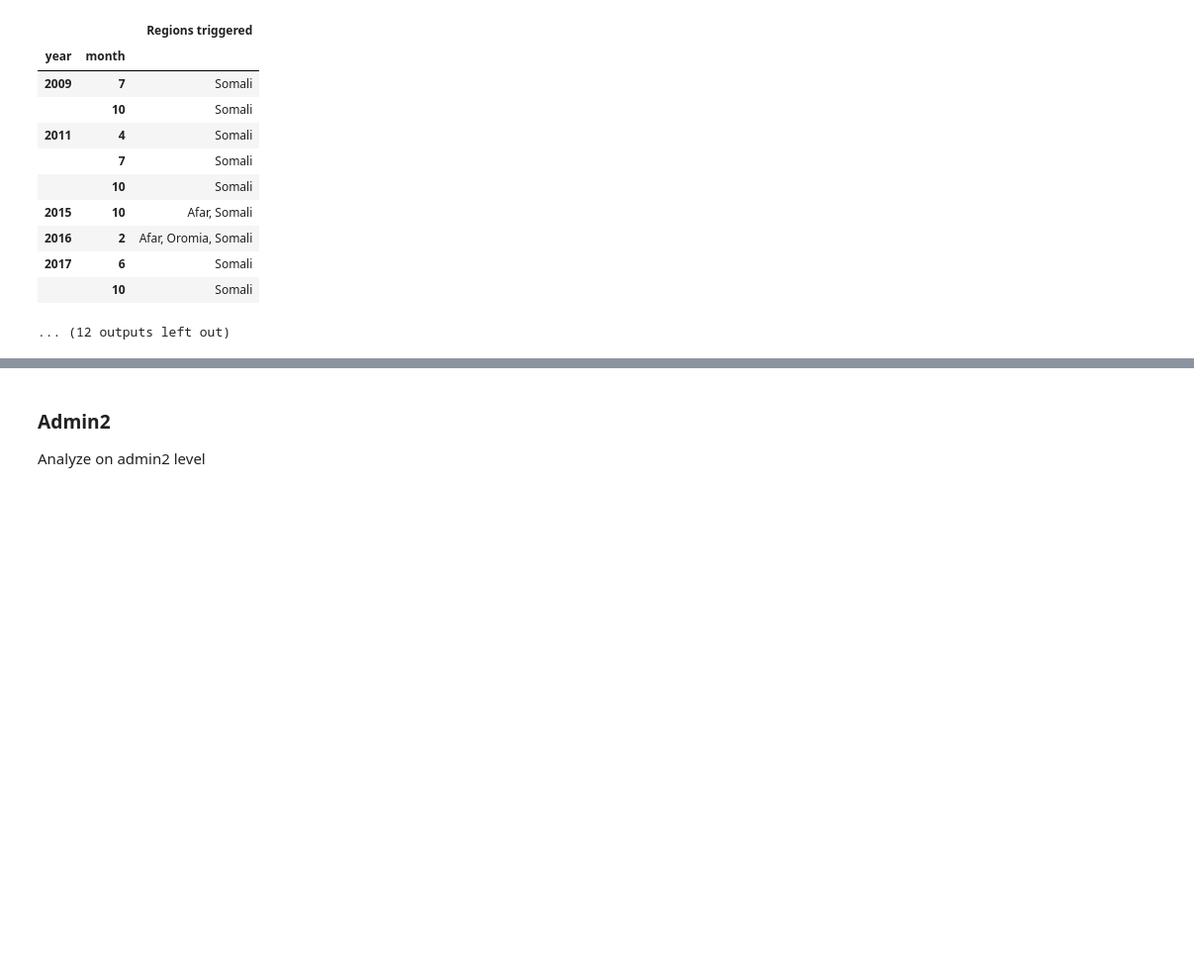
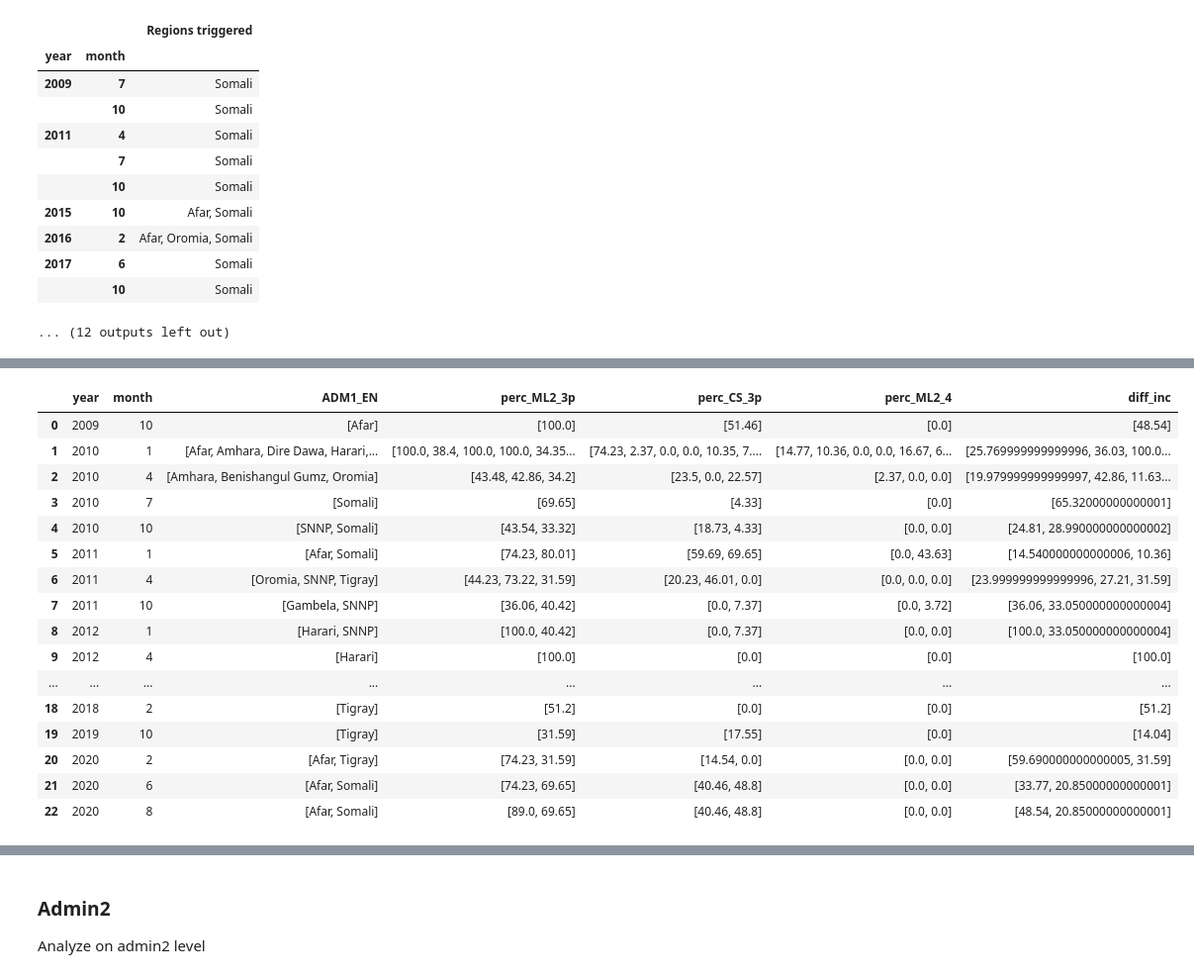
Before and after one commit to OCHA-DAP/pa-aa-food-insecurity, a Jupyter notebook: ethiopia/ThresholdAnalysis.ipynb, the cells around one changed output, grey strips where cells are left out. Shown at 99% size. Drawn from its saved outputs; the diff is of its cells as text; code cells hidden in the pictures; blank space fills up the shorter version.

```diff
--- a/ethiopia/ThresholdAnalysis.ipynb
+++ b/ethiopia/ThresholdAnalysis.ipynb
@@ -98,13 +91,13 @@ df_ipc["trigger_ML1_3_30"]=df_ipc.apply(lambda x: get_trigger(x,"ML1",3,30),axis
 df_ipc["trigger_ML1_3_5ir"]=df_ipc.apply(lambda x: get_trigger_increase_rel(x,3,5),axis=1)
 df_ipc["trigger_ML1_3_40ir"]=df_ipc.apply(lambda x: get_trigger_increase_rel(x,3,40),axis=1)
 df_ipc["trigger_ML1_3_70ir"]=df_ipc.apply(lambda x: get_trigger_increase_rel(x,3,70),axis=1)
-df_ipc["trigger_ML1_3_5i"]=df_ipc.apply(lambda x: get_trigger_increase(x,3,5),axis=1)
-df_ipc["trigger_ML1_3_10i"]=df_ipc.apply(lambda x: get_trigger_increase(x,3,10),axis=1)
-df_ipc["trigger_ML1_3_20i"]=df_ipc.apply(lambda x: get_trigger_increase(x,3,20),axis=1)
-df_ipc["trigger_ML1_3_30i"]=df_ipc.apply(lambda x: get_trigger_increase(x,3,30),axis=1)
-df_ipc["trigger_ML1_3_40i"]=df_ipc.apply(lambda x: get_trigger_increase(x,3,40),axis=1)
-df_ipc["trigger_ML1_3_50i"]=df_ipc.apply(lambda x: get_trigger_increase(x,3,50),axis=1)
-df_ipc["trigger_ML1_3_70i"]=df_ipc.apply(lambda x: get_trigger_increase(x,3,70),axis=1)
+df_ipc["trigger_ML1_3_5i"]=df_ipc.apply(lambda x: get_trigger_increase(x,"ML1",3,5),axis=1)
+df_ipc["trigger_ML1_3_10i"]=df_ipc.apply(lambda x: get_trigger_increase(x,"ML1",3,10),axis=1)
+df_ipc["trigger_ML1_3_20i"]=df_ipc.apply(lambda x: get_trigger_increase(x,"ML1",3,20),axis=1)
+df_ipc["trigger_ML1_3_30i"]=df_ipc.apply(lambda x: get_trigger_increase(x,"ML1",3,30),axis=1)
+df_ipc["trigger_ML1_3_40i"]=df_ipc.apply(lambda x: get_trigger_increase(x,"ML1",3,40),axis=1)
+df_ipc["trigger_ML1_3_50i"]=df_ipc.apply(lambda x: get_trigger_increase(x,"ML1",3,50),axis=1)
+df_ipc["trigger_ML1_3_70i"]=df_ipc.apply(lambda x: get_trigger_increase(x,"ML1",3,70),axis=1)
 # %%
 #initialize dict with all the analyses
 dict_an={}
@@ -425,0 +421,12 @@ Analysis 5: FewsNet, IPC4+ at 10% (current situation)
+# %%
+#get yes/no for different thresholds
+
+df_ipc["trigger_ML2_4_20"]=df_ipc.apply(lambda x: get_trigger(x,"ML2",4,20),axis=1)
+df_ipc["trigger_ML2_3_30"]=df_ipc.apply(lambda x: get_trigger(x,"ML2",3,30),axis=1)
+df_ipc["trigger_ML2_3_5i"]=df_ipc.apply(lambda x: get_trigger_increase(x,"ML2",3,5),axis=1)
+# %%
+dict_anmlt={}
+# %%
+df_ant1=df_ipc.loc[(df_ipc['trigger_ML2_4_20']==1)]
+display(df_ant1.groupby(["year","month"],as_index=False)["ADM1_EN",'perc_ML2_4'].agg(lambda x: list(x)))
+dict_anmlt["ant1"]={"df":df_ant1,"trig_cols":["ML2_4"],"desc":"20% of population projected in ML2 in IPC4"}
@@ -425,0 +443,23 @@ Analysis 5: FewsNet, IPC4+ at 10% (current situation)
+# %%
+df_ant2=df_ipc.loc[(df_ipc["trigger_ML2_3_30"]==1)&(df_ipc["trigger_ML2_3_5i"]==1)]
+df_ant2["diff_inc"]=df_ant2["perc_ML2_3p"]-df_ant2["perc_CS_3p"]
+display(df_ant2.groupby(["year","month"],as_index=False)["ADM1_EN",'perc_ML2_3p','perc_CS_3p','perc_ML2_4',"diff_inc"].agg(lambda x: list(x)))
+dict_anmlt["ant2"]={"df":df_ant2,"trig_cols":["ML2_3","ML2_4"],"desc":"30% in ML2 in IPC3+ AND 5% increase in IPC3+ in ML2 compared to CS"}
+# %% [output]
+|  | year | month | ADM1_EN | perc_ML2_3p | perc_CS_3p | perc_ML2_4 | diff_inc |
+| 0 | 2009 | 10 | [Afar] | [100.0] | [51.46] | [0.0] | [48.54] |
+| 1 | 2010 | 1 | [Afar, Amhara, Dire Dawa, Harari,... | [100.0, 38.4, 100.0, 100.0, 34.35... | [74.23, 2.37, 0.0, 0.0, 10.35, 7.... | [14.77, 10.36, 0.0, 0.0, 16.67, 6... | [25.769999999999996, 36.03, 100.0... |
+| 2 | 2010 | 4 | [Amhara, Benishangul Gumz, Oromia] | [43.48, 42.86, 34.2] | [23.5, 0.0, 22.57] | [2.37, 0.0, 0.0] | [19.979999999999997, 42.86, 11.63... |
+| 3 | 2010 | 7 | [Somali] | [69.65] | [4.33] | [0.0] | [65.32000000000001] |
+| 4 | 2010 | 10 | [SNNP, Somali] | [43.54, 33.32] | [18.73, 4.33] | [0.0, 0.0] | [24.81, 28.990000000000002] |
+| 5 | 2011 | 1 | [Afar, Somali] | [74.23, 80.01] | [59.69, 69.65] | [0.0, 43.63] | [14.540000000000006, 10.36] |
+| 6 | 2011 | 4 | [Oromia, SNNP, Tigray] | [44.23, 73.22, 31.59] | [20.23, 46.01, 0.0] | [0.0, 0.0, 0.0] | [23.999999999999996, 27.21, 31.59] |
+| 7 | 2011 | 10 | [Gambela, SNNP] | [36.06, 40.42] | [0.0, 7.37] | [0.0, 3.72] | [36.06, 33.050000000000004] |
+| 8 | 2012 | 1 | [Harari, SNNP] | [100.0, 40.42] | [0.0, 7.37] | [0.0, 0.0] | [100.0, 33.050000000000004] |
+| 9 | 2012 | 4 | [Harari] | [100.0] | [0.0] | [0.0] | [100.0] |
+| ... | ... | ... | ... | ... | ... | ... | ... |
+| 18 | 2018 | 2 | [Tigray] | [51.2] | [0.0] | [0.0] | [51.2] |
+| 19 | 2019 | 10 | [Tigray] | [31.59] | [17.55] | [0.0] | [14.04] |
+| 20 | 2020 | 2 | [Afar, Tigray] | [74.23, 31.59] | [14.54, 0.0] | [0.0, 0.0] | [59.690000000000005, 31.59] |
+| 21 | 2020 | 6 | [Afar, Somali] | [74.23, 69.65] | [40.46, 48.8] | [0.0, 0.0] | [33.77, 20.85000000000001] |
+| 22 | 2020 | 8 | [Afar, Somali] | [89.0, 69.65] | [40.46, 48.8] | [0.0, 0.0] | [48.54, 20.85000000000001] |
```
Also changed, not shown: parts of 8 cells of this notebook, 1 other file.
